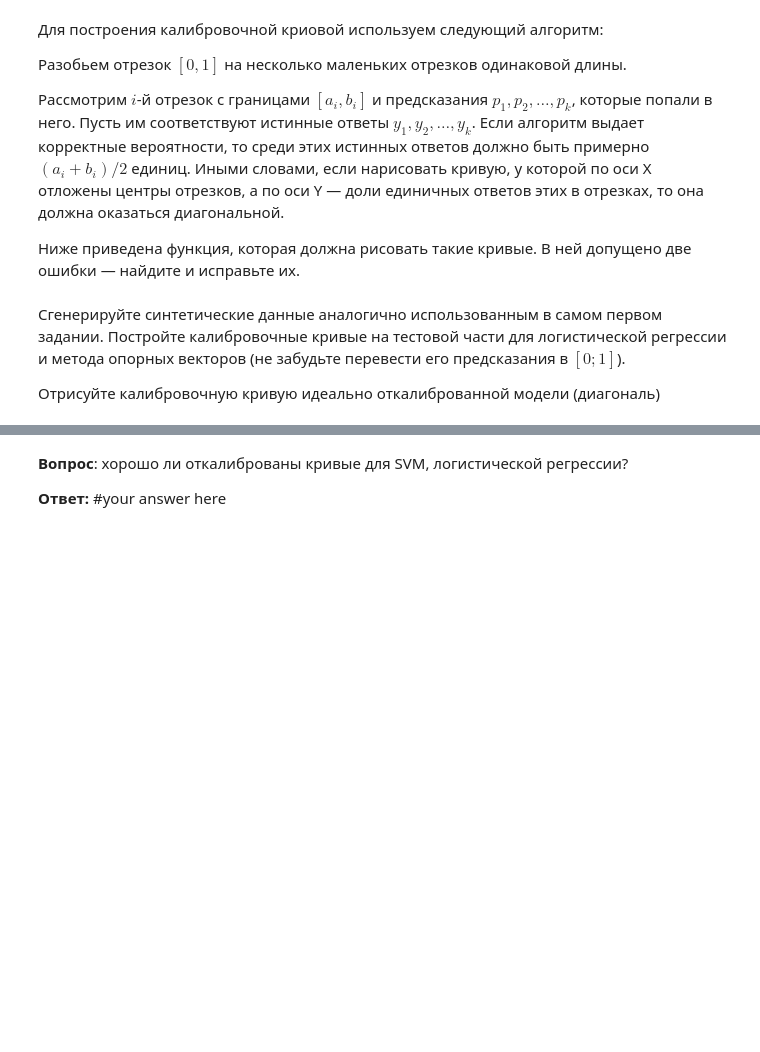
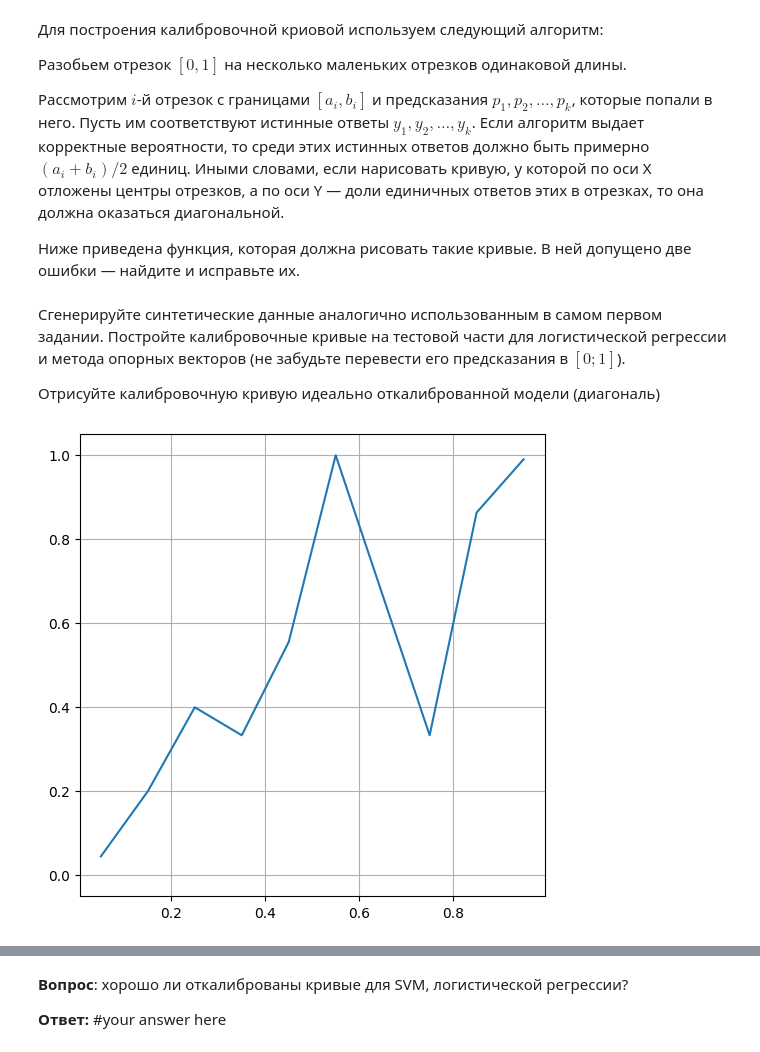
Before and after one commit to xCthulhuFtagn/ml-course-hse, a Jupyter notebook: 2023-fall/homeworks-practice/homework-practice-04-linclass.ipynb, the cells around one changed output, grey strips where cells are left out. Saved outputs shown, nothing was run; the diff lists cells and outputs as text; code cells hidden in the pictures; blank space fills up the shorter version.

```diff
--- a/2023-fall/homeworks-practice/homework-practice-04-linclass.ipynb
+++ b/2023-fall/homeworks-practice/homework-practice-04-linclass.ipynb
@@ -409,8 +422,9 @@ def plot_calibration_curve(y_test, preds):
     for i in range(n_bins):
         l = 1.0 / n_bins * i
         r = 1.0 / n_bins * (i + 1)
-        bin_middle_points.append((l - r) / 2)
-        bin_real_ratios.append(np.min(y_test[(preds >= l) & (preds < r)] == 1))
+        bin_middle_points.append((l + r) / 2)
+        mask = (preds >= l) & (preds < r)
+        bin_real_ratios.append(np.mean(y_test[mask] == 1))
     plt.figure(figsize=(6,6))
     plt.plot(bin_middle_points, bin_real_ratios)
     plt.ylim([-0.05, 1.05])
@@ -423,0 +436,15 @@ def plot_calibration_curve(y_test, preds):
+# %%
+#your code here
+from sklearn.model_selection import train_test_split
+
+X, y = make_classification(
+    n_samples=1000, n_features=2, n_redundant=0, random_state=42)
+X_train, X_test, y_train, y_test = train_test_split(X, y, test_size=0.3, random_state=42)
+
+svc = SVC(random_state=42, probability=True).fit(X_train, y_train)
+log_reg = LogisticRegression(random_state=42).fit(X_train, y_train)
+# %%
+prediction = svc.predict_proba(X_test)[:,1]
+plot_calibration_curve(y_test, prediction)
+# %% [output]
+[figure, added]
```
Also changed, not shown: parts of 14 cells of this notebook.
